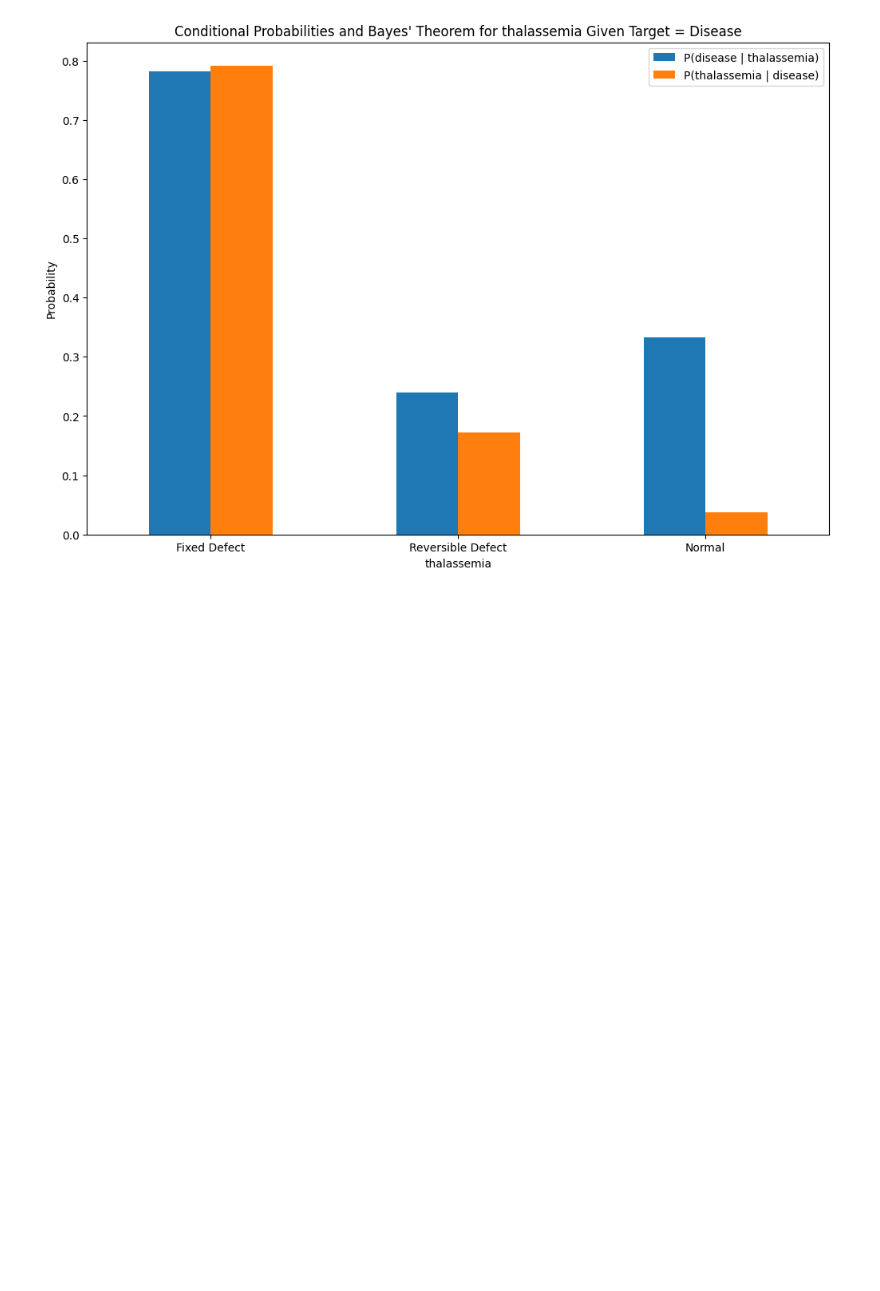
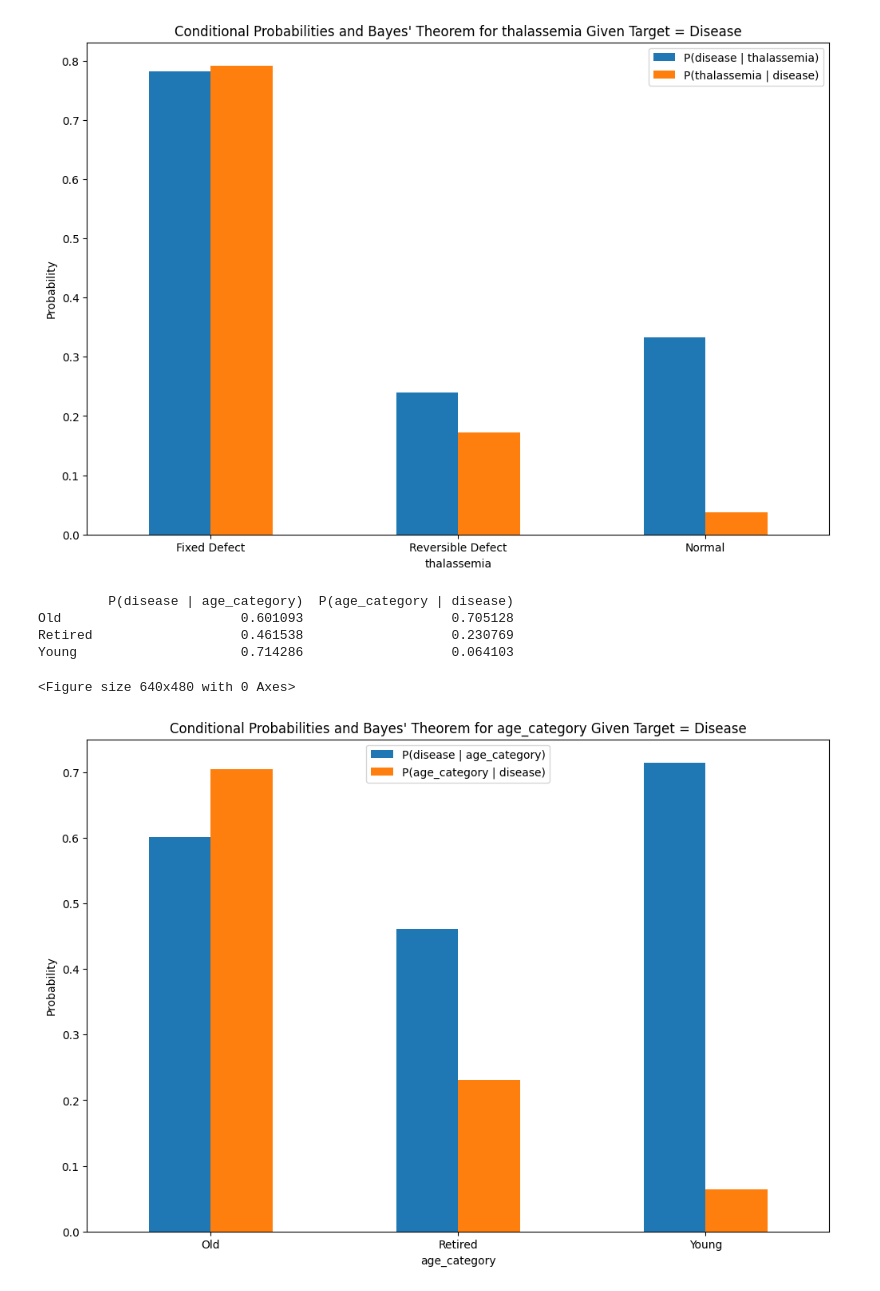
Before and after one commit to alaalmy-ahmed/Heart-Diseases-Analysis, a Jupyter notebook: Conditional Probabilities and Bayes Theorem.ipynb, the cells around one changed output. Drawn from its saved outputs; the diff is of its cells as text; code cells hidden in the pictures; blank space fills up the shorter version.

```diff
--- a/Conditional Probabilities and Bayes Theorem.ipynb
+++ b/Conditional Probabilities and Bayes Theorem.ipynb
@@ -142,3 +142,12 @@ Reversible Defect                  0.239316                  0.171779
 Normal                             0.333333                  0.036810
 <Figure size 640x480 with 0 Axes>
 [figure]
+# %%
+conditional_probabilities_bayes_theorem('age_category')
+# %% [output]
+         P(disease | age_category)  P(age_category | disease)
+Old                       0.601093                   0.705128
+Retired                   0.461538                   0.230769
+Young                     0.714286                   0.064103
+<Figure size 640x480 with 0 Axes>
+[figure, added]
```
Also changed, not shown: parts of 1 cell of this notebook, 43 other files.
